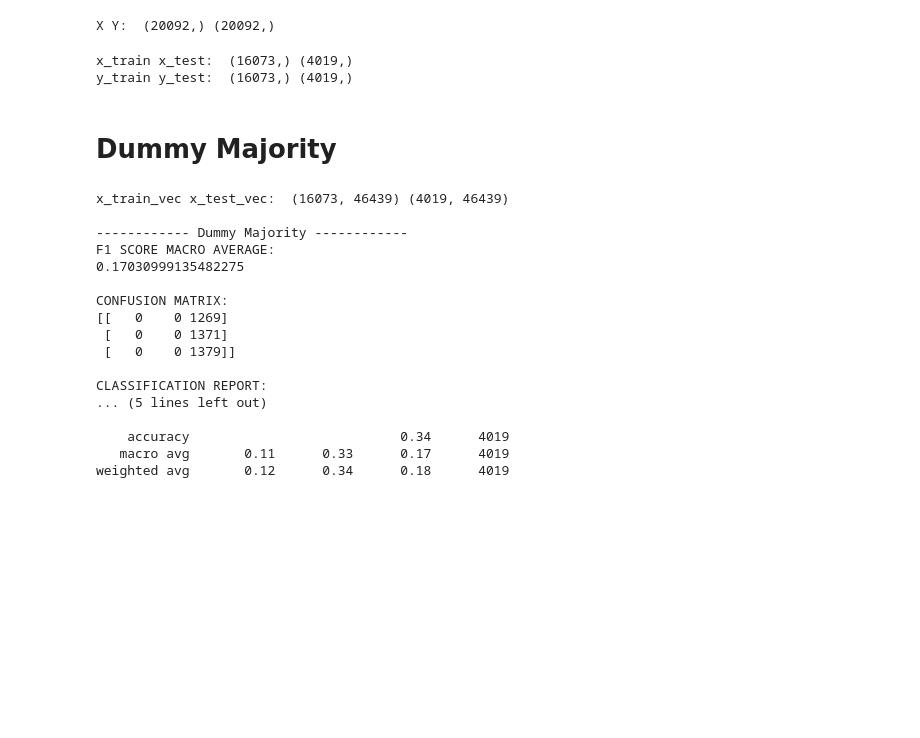
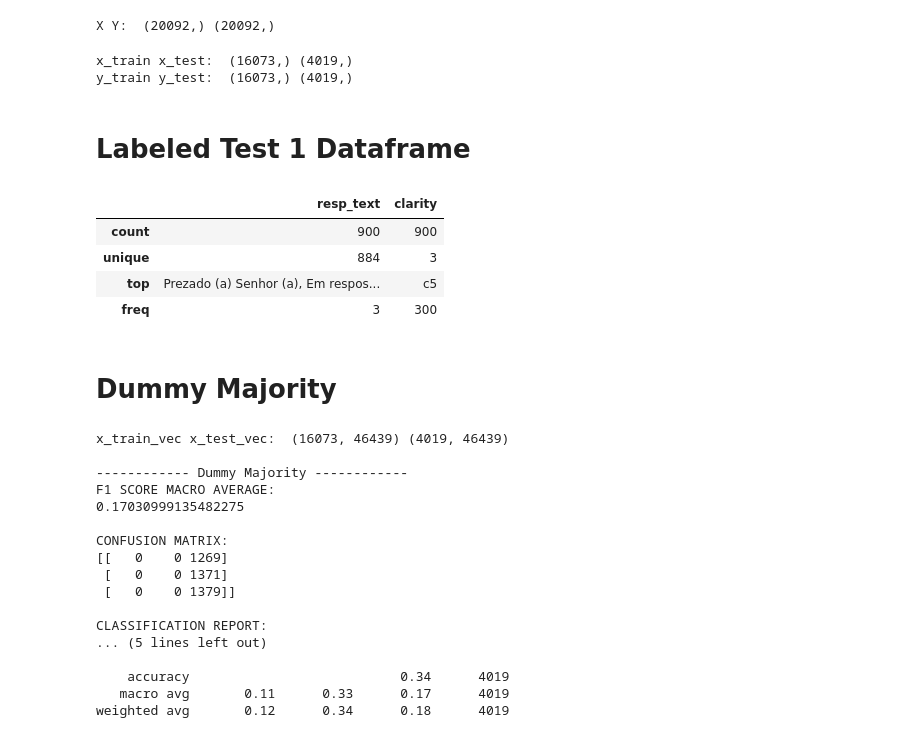
Before and after one commit to rodrigolyusei/classificador-respostas-esic, a Jupyter notebook: modelos-teste.ipynb, the cells around one changed output. Cells and saved outputs as stored; diff of their text form; code cells hidden in the pictures; blank space fills up the shorter version.

Commit message:
feat: add test1 df

```diff
--- a/modelos-teste.ipynb
+++ b/modelos-teste.ipynb
@@ -43,6 +43,17 @@ print("y_train y_test: ", y_train.shape, y_test.shape)
 # %% [output]
 x_train x_test:  (16073,) (4019,)
 y_train y_test:  (16073,) (4019,)
+# %% [markdown]
+# Labeled Test 1 Dataframe
+# %%
+test1df = pd.read_excel('./test1-rotulado-para-teste-estatistico.xlsx')
+test1df.describe()
+# %% [output]
+|  | resp_text | clarity |
+| count | 900 | 900 |
+| unique | 884 | 3 |
+| top | Prezado (a) Senhor (a), Em respos... | c5 |
+| freq | 3 | 300 |
 # %% [markdown]
 # Dummy Majority
 # %%
```
Also changed, not shown: parts of 1 cell of this notebook.
